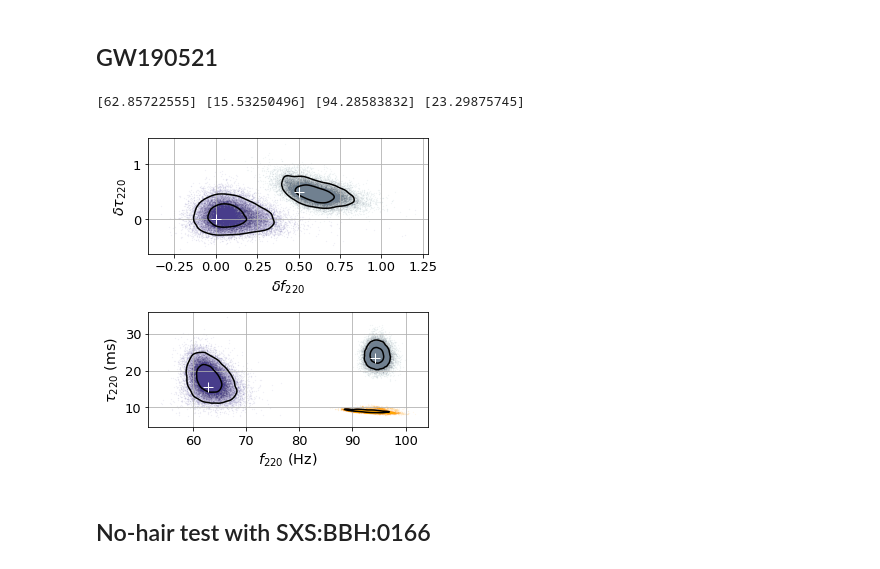
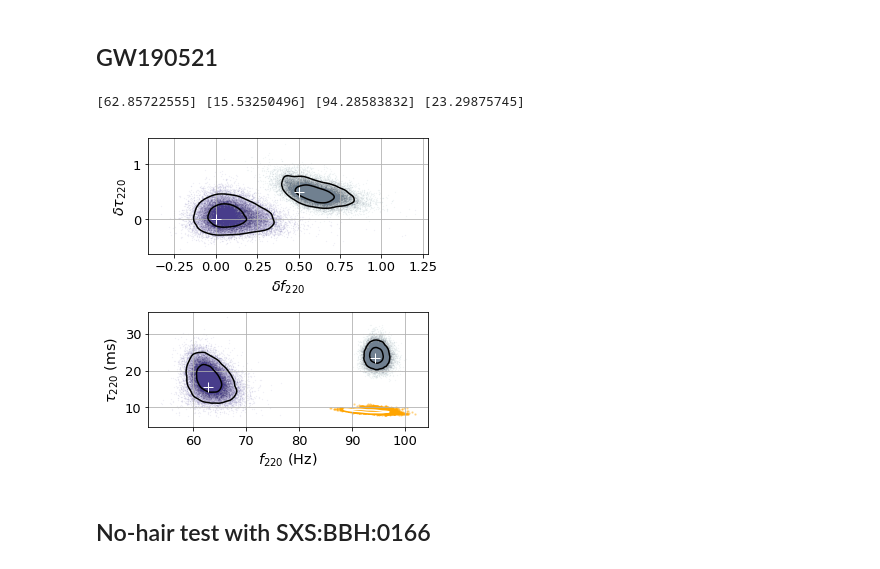
Before and after one commit to abhirup-ghosh/spinqnm, a Jupyter notebook: notebooks/paper_plots.ipynb, the cells around one changed output. Saved outputs shown, nothing was run; the diff lists cells and outputs as text; code cells hidden in the pictures.

```diff
--- a/notebooks/paper_plots.ipynb
+++ b/notebooks/paper_plots.ipynb
@@ -311,36 +311,36 @@ dx = np.mean(np.diff(x_intp))
 dy = np.mean(np.diff(y_intp))
 P_xy /= np.sum(P_xy) * dx * dy # normalise histogram
 
 #ax4.pcolormesh(x_intp, y_intp, gf(P_xy), cmap='Greys')
-ax2.scatter(freq_modGR, tau_modGR, color='orange', alpha=0.1, s=0.1)
-ax2.contour(x_intp, y_intp, gf(P_xy), levels=(s2,), colors='k')
+ax2.scatter(freq_modGR, tau_modGR, color='orange', alpha=0.3, s=2)
+ax2.contour(x_intp, y_intp, gf(P_xy), levels=(s2,), colors='w')
 
 # plot GR predictions
 ax1.plot(0,0,color='w',marker='+', ms=10)
 ax1.plot(0.5,0.5,color='w',marker='+', ms=10)
 
 ax2.plot(freq_GR_inj, tau_GR_inj,color='w',marker='+', ms=10)
 ax2.plot(freq_modGR_inj, tau_modGR_inj,color='w',marker='+', ms=10)
 
 ax1.set_xlabel("$\delta f_{220}$",fontsize='large')
 ax1.set_ylabel(r"$\delta \tau_{220}$", fontsize='large')
 ax2.set_xlabel("$f_{220}$ (Hz)", fontsize='large')
 ax2.set_ylabel(r"$\tau_{220}$ (ms)", fontsize='large')
 
 #ax1.set_xlim([-0.2,0.8])
 #ax1.set_ylim([-0.4,1.])
 
 #ax2.set_xlim([210,400])
 #ax2.set_ylim([2.5,8])
 
 ax1.grid()
 ax2.grid()
 
 plt.tight_layout()
 plt.savefig('../papers/intro_paper/figures/GW190521_simulated_signal_gr_ngr.png', dpi=300)
 # %% [output]
 [62.85722555] [15.53250496] [94.28583832] [23.29875745]
-[figure, old version]
+[figure, new version]
 # %% [markdown]
 ## No-hair test with SXS:BBH:0166
 # %%
```
